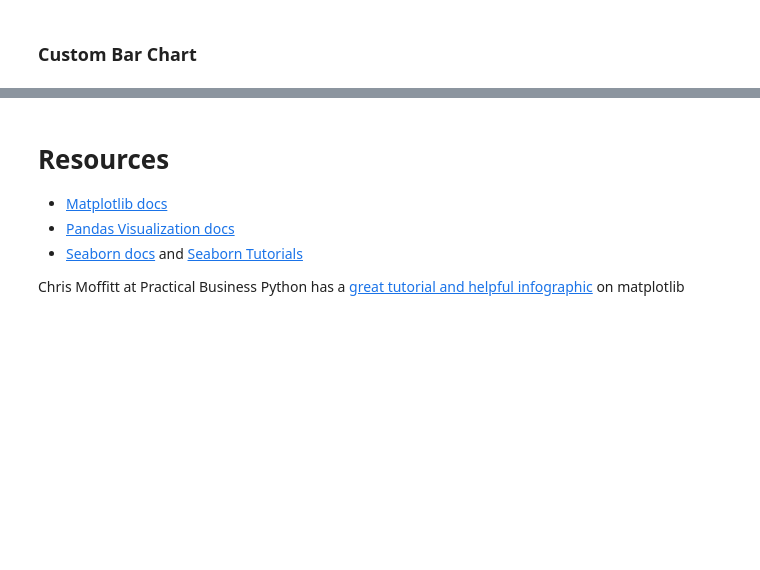
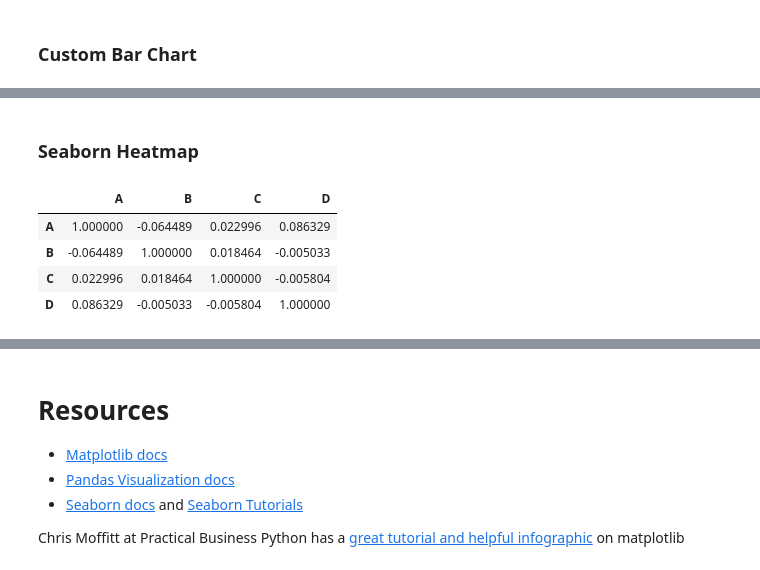
Before and after one commit to knanne/knanne.github.io, a Jupyter notebook: _notebooks/jupyter/pandas_visualization.ipynb, the cells around one changed output, grey strips where cells are left out. Cells and saved outputs as stored; diff of their text form; code cells hidden in the pictures; blank space fills up the shorter version.

```diff
--- a/_notebooks/jupyter/pandas_visualization.ipynb
+++ b/_notebooks/jupyter/pandas_visualization.ipynb
@@ -234,0 +256,10 @@ plot.savefig('img/scatterplot_matrix.png')
+# %% [markdown]
+### Seaborn Heatmap
+# %%
+df.corr()
+# %% [output]
+|  | A | B | C | D |
+| A | 1.000000 | -0.064489 | 0.022996 | 0.086329 |
+| B | -0.064489 | 1.000000 | 0.018464 | -0.005033 |
+| C | 0.022996 | 0.018464 | 1.000000 | -0.005804 |
+| D | 0.086329 | -0.005033 | -0.005804 | 1.000000 |
```
Also changed, not shown: parts of 17 cells of this notebook, 7 other files.
